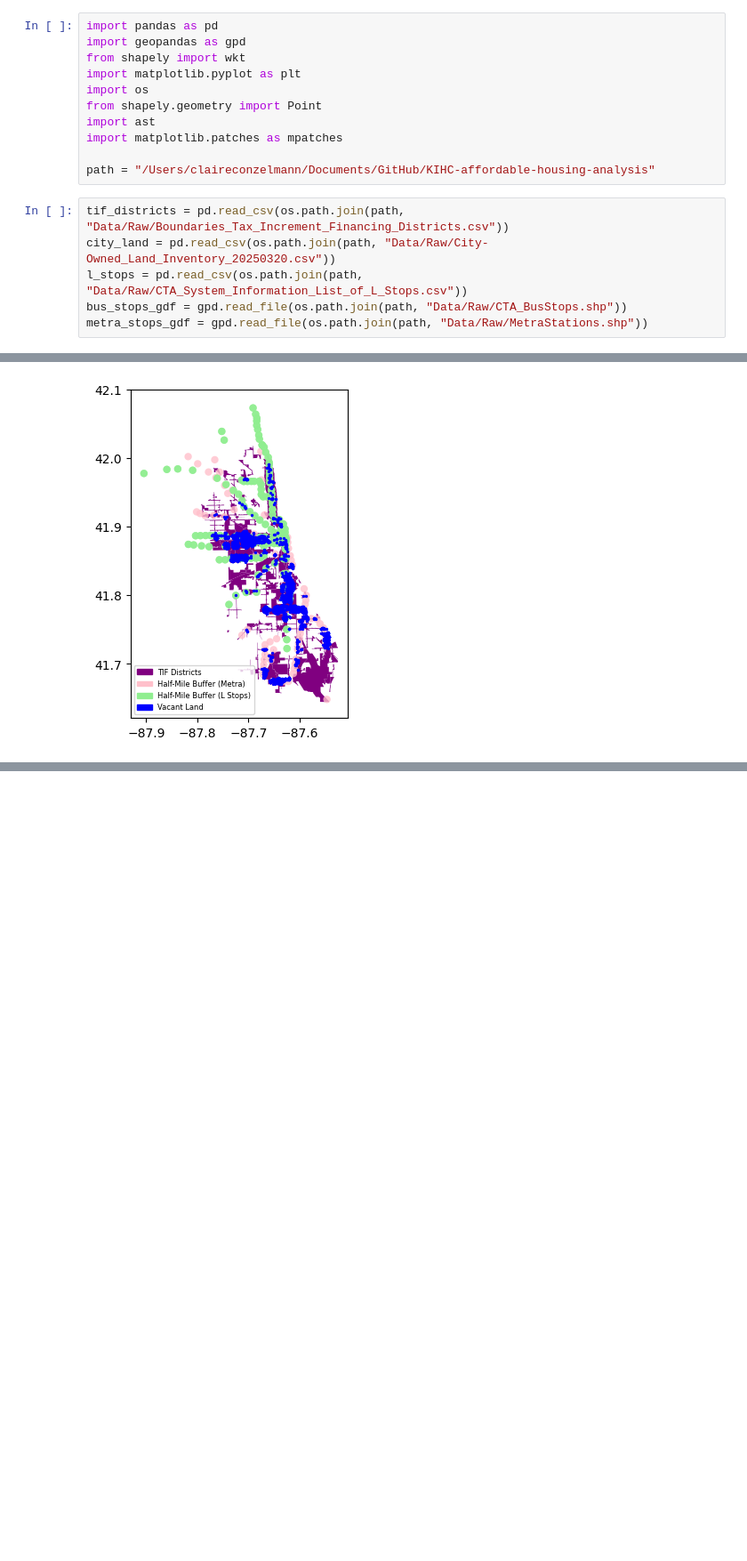
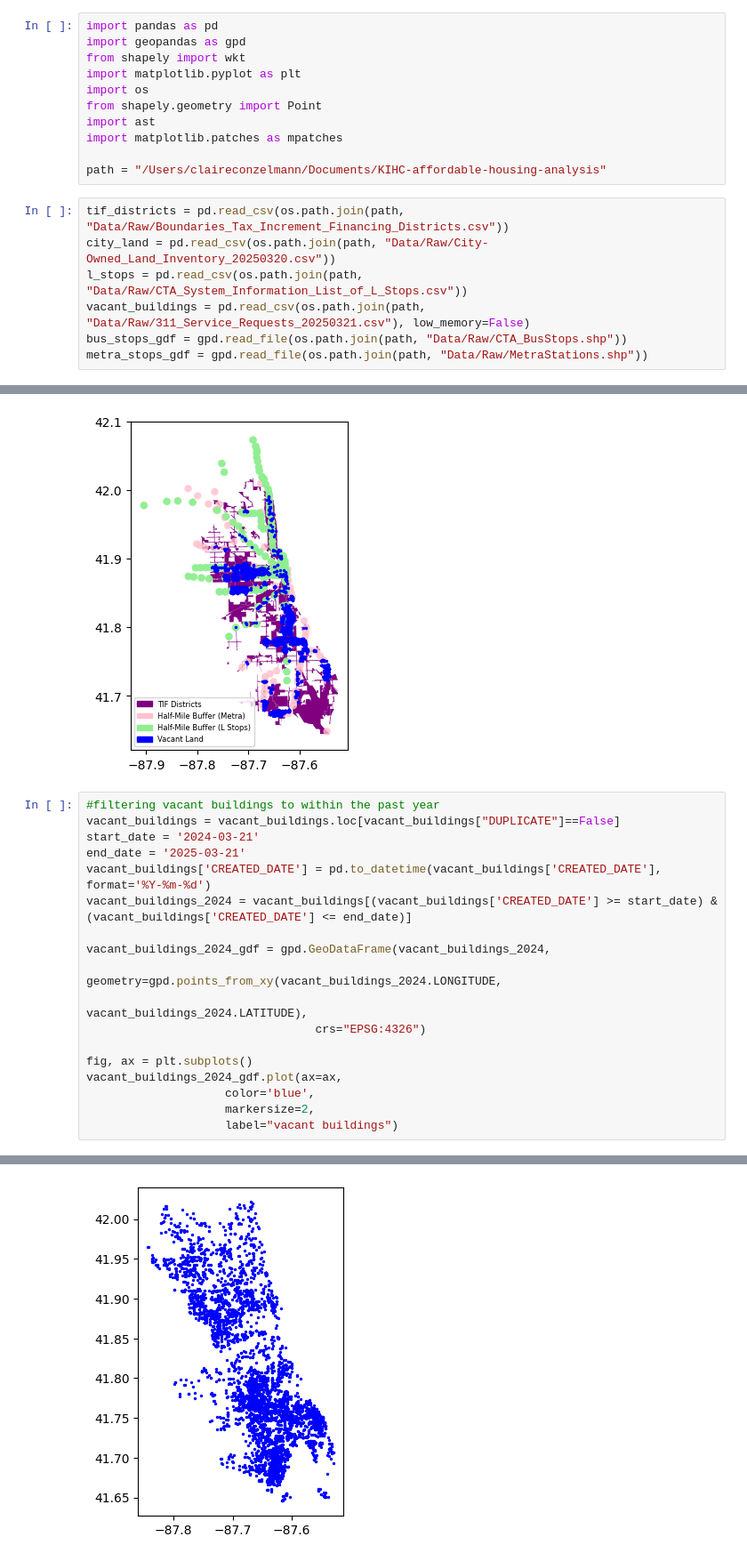
Before and after one commit to claireconzelmann/KIHC-affordable-housing-analysis, a Jupyter notebook: Code/data exploration.ipynb, the cells around one changed output, grey strips where cells are left out. Shown at 89% size. Drawn from its saved outputs; the diff is of its cells as text; blank space fills up the shorter version.

Commit message:
exploring vacant buildings dataset

```diff
--- a/Code/data exploration.ipynb
+++ b/Code/data exploration.ipynb
@@ -8,11 +8,12 @@ from shapely.geometry import Point
 import ast
 import matplotlib.patches as mpatches
 
-path = "/Users/claireconzelmann/Documents/GitHub/KIHC-affordable-housing-analysis"
+path = "/Users/claireconzelmann/Documents/KIHC-affordable-housing-analysis"
 # %%
 tif_districts = pd.read_csv(os.path.join(path, "Data/Raw/Boundaries_Tax_Increment_Financing_Districts.csv"))
 city_land = pd.read_csv(os.path.join(path, "Data/Raw/City-Owned_Land_Inventory_20250320.csv"))
 l_stops = pd.read_csv(os.path.join(path, "Data/Raw/CTA_System_Information_List_of_L_Stops.csv"))
+vacant_buildings = pd.read_csv(os.path.join(path, "Data/Raw/311_Service_Requests_20250321.csv"), low_memory=False)
 bus_stops_gdf = gpd.read_file(os.path.join(path, "Data/Raw/CTA_BusStops.shp"))
 metra_stops_gdf = gpd.read_file(os.path.join(path, "Data/Raw/MetraStations.shp"))
 # %%
@@ -95,3 +96,22 @@ ax.legend(handles=legend_patches, loc="lower left", fontsize=6)
 # %% [output]
 <matplotlib.legend.Legend at 0x...>
 [figure]
+# %%
+#filtering vacant buildings to within the past year
+vacant_buildings = vacant_buildings.loc[vacant_buildings["DUPLICATE"]==False]
+start_date = '2024-03-21'
+end_date = '2025-03-21'
+vacant_buildings['CREATED_DATE'] = pd.to_datetime(vacant_buildings['CREATED_DATE'], format='%Y-%m-%d')
+vacant_buildings_2024 = vacant_buildings[(vacant_buildings['CREATED_DATE'] >= start_date) & (vacant_buildings['CREATED_DATE'] <= end_date)]
+
+vacant_buildings_2024_gdf = gpd.GeoDataFrame(vacant_buildings_2024,
+                                 geometry=gpd.points_from_xy(vacant_buildings_2024.LONGITUDE,
+                                                             vacant_buildings_2024.LATITUDE),
+                                 crs="EPSG:4326")
+
+fig, ax = plt.subplots()
+vacant_buildings_2024_gdf.plot(ax=ax,
+                    color='blue',
+                    markersize=2,
+                    label="vacant buildings")
+# %% [output]
@@ -97,0 +119 @@ ax.legend(handles=legend_patches, loc="lower left", fontsize=6)
+[figure, added]
```
Also changed, not shown: parts of 1 cell of this notebook.
